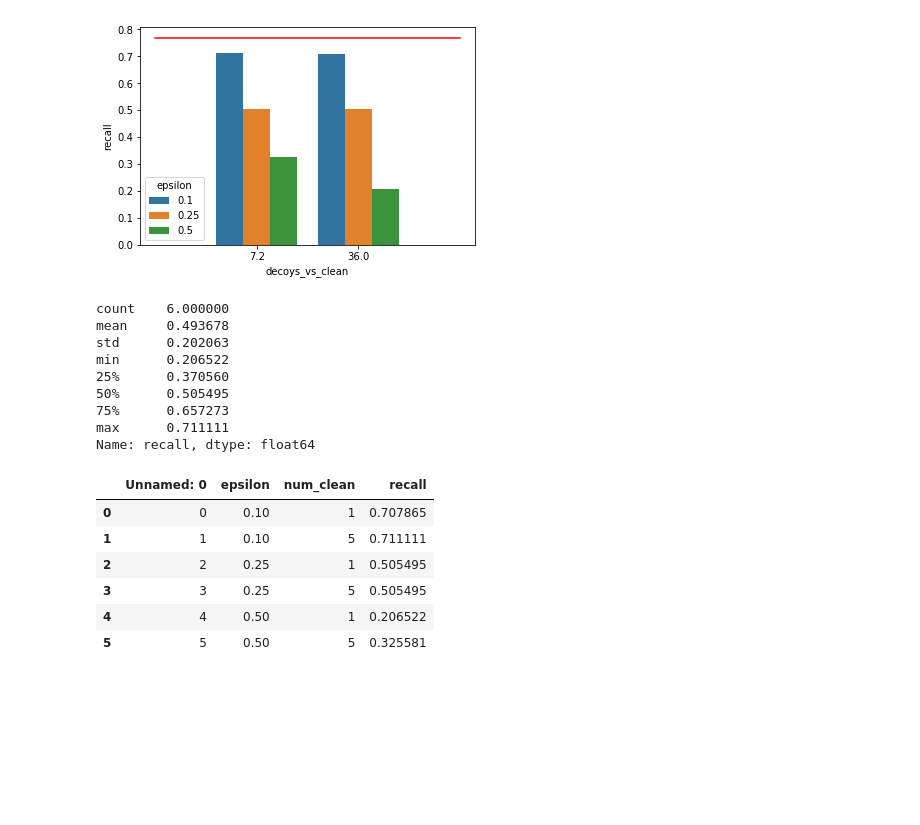
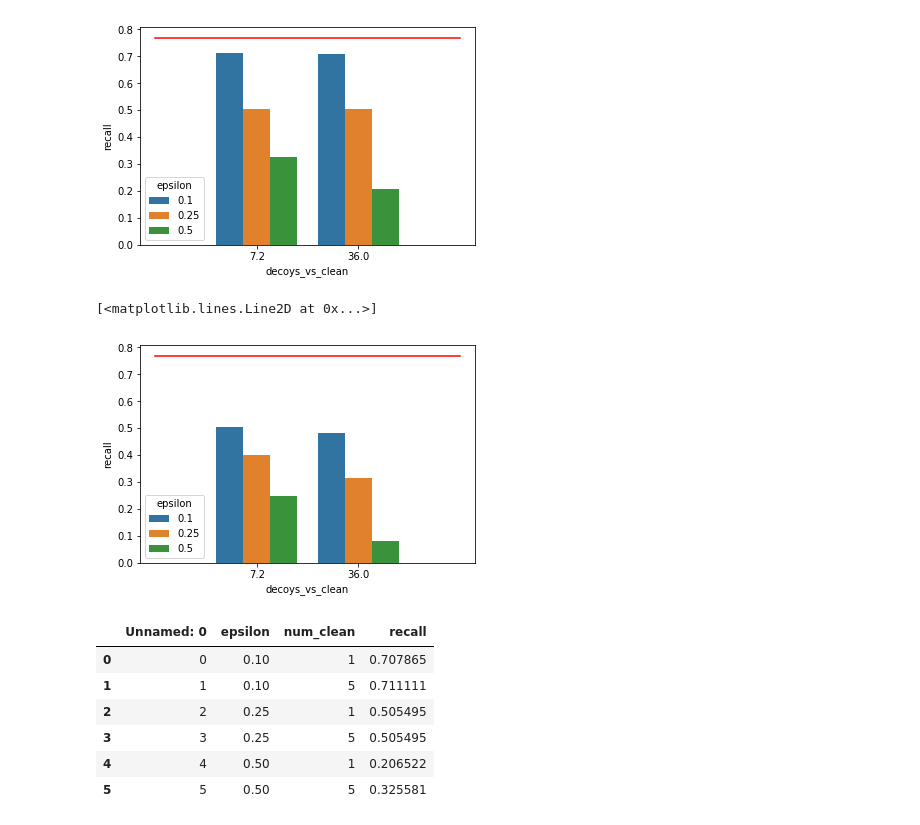
Before and after one commit to psturmfels/adversarial_faces, a Jupyter notebook: notebooks/Draw_Recall.ipynb, the cells around one changed output. Saved outputs shown, nothing was run; the diff lists cells and outputs as text; code cells hidden in the pictures; blank space fills up the shorter version.

```diff
--- a/notebooks/Draw_Recall.ipynb
+++ b/notebooks/Draw_Recall.ipynb
@@ -128,15 +128,11 @@ fig.plot(range(-1, 3), [0.769 for _ in range(-1, 3)], color='r')
 # %% [output]
 [<matplotlib.lines.Line2D at 0x...>]
 [figure]
-# %%
-df.recall.describe()
-# %% [output]
-count    6.000000
-mean     0.493678
-std      0.202063
-min      0.206522
-25%      0.370560
-50%      0.505495
-75%      0.657273
-max      0.711111
-Name: recall, dtype: float64
+# %%
+df = pd.read_csv("/home/ivan/pascal_adversarial_faces/results/azure_recall_ensemble_casia-webface.csv")
+df["decoys_vs_clean"] = 36 / df["num_clean"]
+fig = sns.barplot(data=df, x="decoys_vs_clean", y="recall", hue="epsilon")
+fig.plot(range(-1, 3), [0.769 for _ in range(-1, 3)], color='r')
+# %% [output]
+[<matplotlib.lines.Line2D at 0x...>]
+[figure, added]
```
Also changed, not shown: parts of 14 cells of this notebook, 6 other files.
